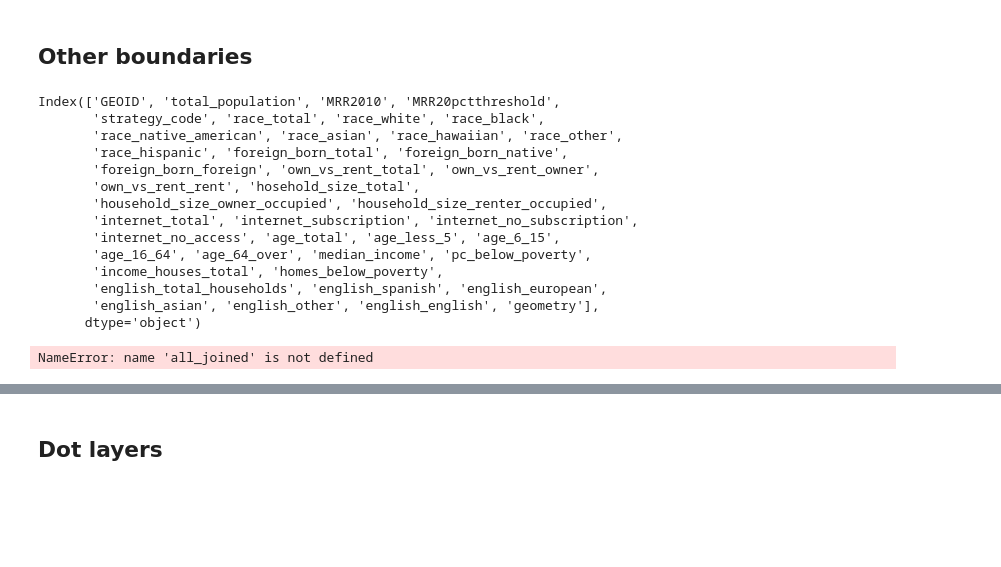
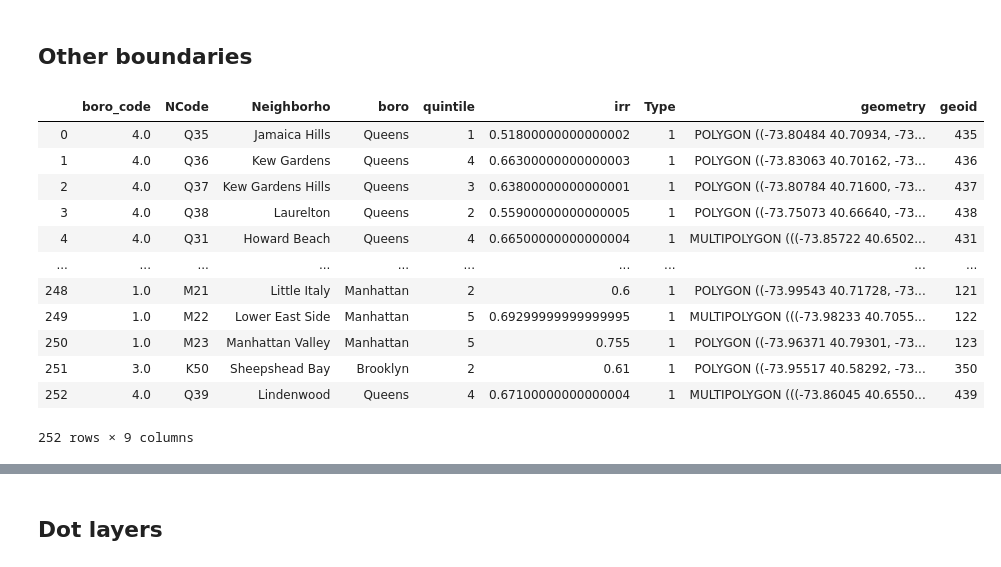
Before and after one commit to stuartlynn/NYCCensusCountMap, a Jupyter notebook: ETL/WrangleData.ipynb, the cells around one changed output, grey strips where cells are left out. Drawn from its saved outputs; the diff is of its cells as text; code cells hidden in the pictures; blank space fills up the shorter version.

```diff
--- a/ETL/WrangleData.ipynb
+++ b/ETL/WrangleData.ipynb
@@ -411,28 +442,16 @@ all_joined.to_file('../public/census_tracts.geojson',driver='GeoJSON')
 # %% [markdown]
 ## Other boundaries
 # %%
-all_joined =
 community_districts = gp.read_file('../public/boundaries/cd.geojson')
 city_council_districts =gp.read_file('../public/boundaries/cc.geojson')
 school_districts = gp.read_file('../public/boundaries/sd.geojson')
 ntas = gp.read_file('../public/boundaries/nta.geojson')
+congress_assembly_districts = gp.read_file('../public/boundaries/nycongress.geojson')
+senate_districts = gp.read_file('../public/boundaries/ss.geojson')
+police_precincts = gp.read_file('../public/boundaries/pp.geojson')
+noccs = gp.read_file('../ETL/NewData/nocc_boundaries.shp').to_crs({'init':'EPSG:4326'}).dropna(subset=['boro_code'])
+
+noccs=noccs.assign(geoid = noccs.boro_code.astype(int).astype(str)  + noccs.NCode.str[1:] )
-# %%
-all_joined.columns
-# %% [output]
-Index(['GEOID', 'total_population', 'MRR2010', 'MRR20pctthreshold',
-       'strategy_code', 'race_total', 'race_white', 'race_black',
-       'race_native_american', 'race_asian', 'race_hawaiian', 'race_other',
-       'race_hispanic', 'foreign_born_total', 'foreign_born_native',
-       'foreign_born_foreign', 'own_vs_rent_total', 'own_vs_rent_owner',
-       'own_vs_rent_rent', 'hosehold_size_total',
-       'household_size_owner_occupied', 'household_size_renter_occupied',
-       'internet_total', 'internet_subscription', 'internet_no_subscription',
-       'internet_no_access', 'age_total', 'age_less_5', 'age_6_15',
-       'age_16_64', 'age_64_over', 'median_income', 'pc_below_poverty',
-       'income_houses_total', 'homes_below_poverty',
-       'english_total_households', 'english_spanish', 'english_european',
-       'english_asian', 'english_other', 'english_english', 'geometry'],
-      dtype='object')
 # %%
 def generate_boundary_level(boundary,census_tracts,boundary_id):
     intersection = gp.overlay(census_tracts,boundary).assign(area=lambda x:x.area)
@@ -461,15 +484,38 @@ def generate_boundary_level(boundary,census_tracts,boundary_id):
     addative = gp.GeoDataFrame(addative.join(boundary.rename(columns={boundary_id:'geoid'}).set_index('geoid')[['geometry']]))
     addative = addative.reset_index()
     return addative
+# %%
+noccs
+# %% [output]
+|  | boro_code | NCode | Neighborho | boro | quintile | irr | Type | geometry | geoid |
+| 0 | 4.0 | Q35 | Jamaica Hills | Queens | 1 | 0.51800000000000002 | 1 | POLYGON ((-73.80484 40.70934, -73... | 435 |
+| 1 | 4.0 | Q36 | Kew Gardens | Queens | 4 | 0.66300000000000003 | 1 | POLYGON ((-73.83063 40.70162, -73... | 436 |
+| 2 | 4.0 | Q37 | Kew Gardens Hills | Queens | 3 | 0.63800000000000001 | 1 | POLYGON ((-73.80784 40.71600, -73... | 437 |
+| 3 | 4.0 | Q38 | Laurelton | Queens | 2 | 0.55900000000000005 | 1 | POLYGON ((-73.75073 40.66640, -73... | 438 |
+| 4 | 4.0 | Q31 | Howard Beach | Queens | 4 | 0.66500000000000004 | 1 | MULTIPOLYGON (((-73.85722 40.6502... | 431 |
+| ... | ... | ... | ... | ... | ... | ... | ... | ... | ... |
+| 248 | 1.0 | M21 | Little Italy | Manhattan | 2 | 0.6 | 1 | POLYGON ((-73.99543 40.71728, -73... | 121 |
+| 249 | 1.0 | M22 | Lower East Side | Manhattan | 5 | 0.69299999999999995 | 1 | MULTIPOLYGON (((-73.98233 40.7055... | 122 |
+| 250 | 1.0 | M23 | Manhattan Valley | Manhattan | 5 | 0.755 | 1 | POLYGON ((-73.96371 40.79301, -73... | 123 |
+| 251 | 3.0 | K50 | Sheepshead Bay | Brooklyn | 2 | 0.61 | 1 | POLYGON ((-73.95517 40.58292, -73... | 350 |
+| 252 | 4.0 | Q39 | Lindenwood | Queens | 4 | 0.67100000000000004 | 1 | MULTIPOLYGON (((-73.86045 40.6550... | 439 |
+252 rows × 9 columns
 # %%
-community_districts_with_vars = generate_boundary_level(community_districts,all_joined,'boro_cd')
-city_council_district_with_vars = generate_boundary_level(city_council_districts,all_joined,'coun_dist')
-school_districts_with_vars = generate_boundary_level(school_districts,all_joined,'school_dist')
-ntas_with_vars = generate_boundary_level(ntas,all_joined,'ntacode')
+# community_districts_with_vars = generate_boundary_level(community_districts,all_joined,'boro_cd')
+# city_council_district_with_vars = generate_boundary_level(city_council_districts,all_joined,'coun_dist')
+# school_districts_with_vars = generate_boundary_level(school_districts,all_joined,'school_dist')
+# ntas_with_vars = generate_boundary_level(ntas,all_joined,'ntacode')
+# congress_assembly_districts_with_vars = generate_boundary_level(congress_assembly_districts,all_joined,'cong_dist')
+# senate_districts_with_vars = generate_boundary_level(senate_districts,all_joined,'st_sen_dist')
+# police_precincts_with_vars = generate_boundary_level(police_precincts,all_joined,'precinct')
+noccs_with_vars = generate_boundary_level(noccs,all_joined,'geoid')
 
-community_districts_with_vars.to_file('../public/boundaries/community_districts_vars.geojson',driver='GeoJSON')
-city_council_district_with_vars.to_file('../public/boundaries/city_council_district_with_vars.geojson',driver='GeoJSON')
-school_districts_with_vars.to_file('../public/boundaries/school_districts_with_vars.geojson',driver='GeoJSON')
-ntas_with_vars.to_file('../public/boundaries/ntas_with_vars.geojson',driver='GeoJSON')
+
+# community_districts_with_vars.to_file('../public/boundaries/community_districts_vars.geojson',driver='GeoJSON')
+# city_council_district_with_vars.to_file('../public/boundaries/city_council_district_with_vars.geojson',driver='GeoJSON')
+# school_districts_with_vars.to_file('../public/boundaries/school_districts_with_vars.geojson',driver='GeoJSON')
+# ntas_with_vars.to_file('../public/boundaries/ntas_with_vars.geojson',driver='GeoJSON')
+# congress_assembly_districts_with_vars.to_file('../public/boundaries/congress_assembly_with_vars.geojson',driver='GeoJSON')
+# senate_districts_with_vars.to_file('../public/boundaries/senate_districts_with_vars.geojson',driver='GeoJSON')
+# police_precincts_with_vars.to_file('../public/boundaries/police_precincts_with_vars.geojson', driver='GeoJSON')
+noccs_with_vars.to_file('../public/boundaries/noccs_with_vars.geojson',driver='GeoJSON')
-# %% [output]
-NameError: name 'all_joined' is not defined
```
Also changed, not shown: parts of 11 cells of this notebook.
